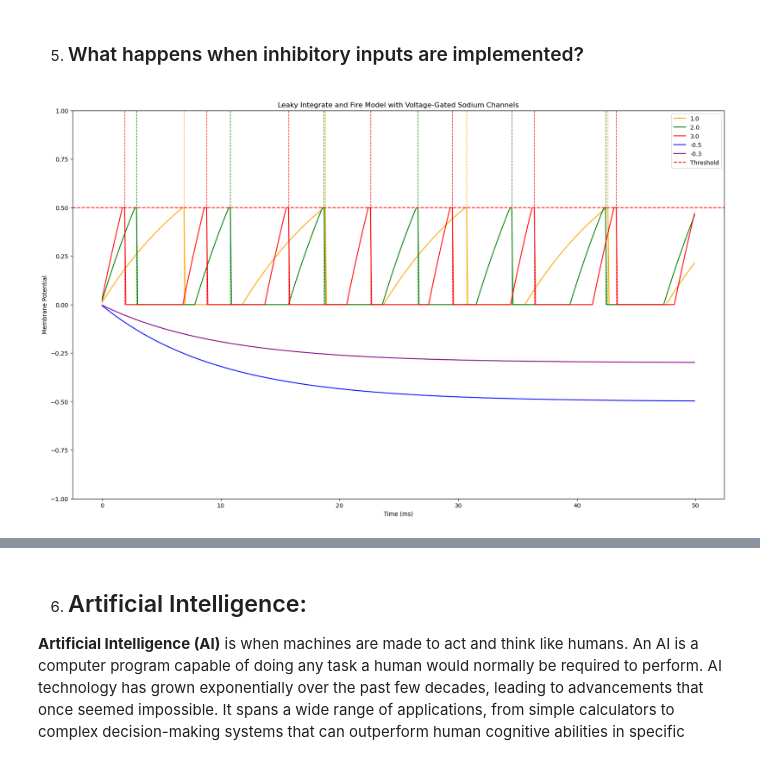
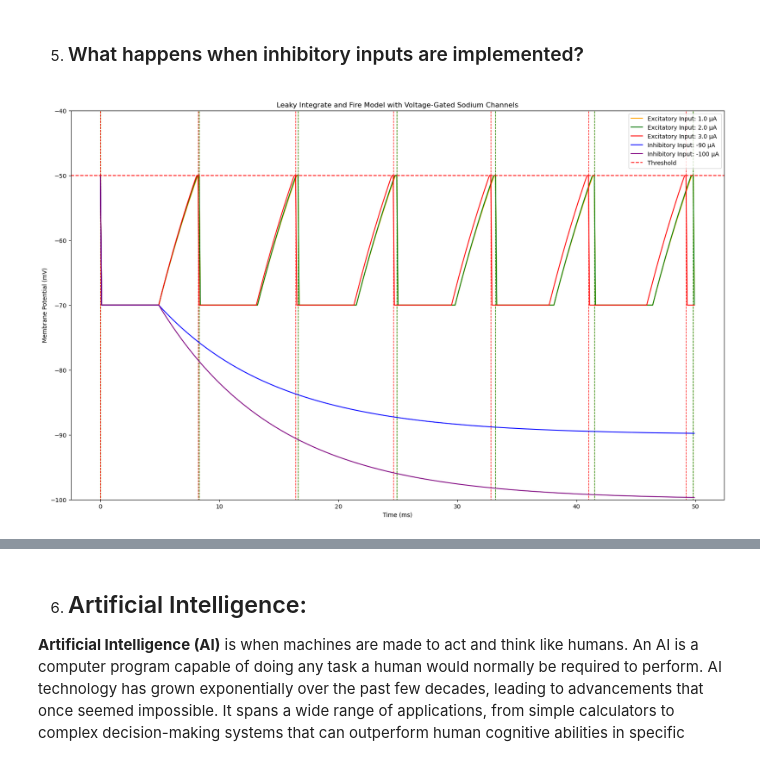
Before and after one commit to taybaugher/BMED4803Group2HW2, a Jupyter notebook: Unit1FinalProj (1).ipynb, the cells around one changed output, grey strips where cells are left out. Cells and saved outputs as stored; diff of their text form; code cells hidden in the pictures.

```diff
--- a/Unit1FinalProj (1).ipynb
+++ b/Unit1FinalProj (1).ipynb
@@ -24,8 +24,8 @@ def leaky_integrate_and_fire(current_input, membrane_time_constant, threshold, r
     return time_points, membrane_potential, spike_times
 
 current_input_values = np.linspace(0,3,3)  # Different current inputs
-membrane_time_constant = 30.0  # Time constant of the membrane
-threshold_voltage = -50.0  # Membrane potential threshold for firing in mV
+membrane_time_constant = 100.0  # Time constant of the membrane
+threshold_voltage = -65.0  # Membrane potential threshold for firing in mV
 reset_voltage = -70.0  # Membrane potential reset value after firing in mV
 simulation_time = 100  # Simulation time in milliseconds
 dt = 0.1  # Time step in milliseconds
@@ -126,11 +126,11 @@ import matplotlib.pyplot as plt
 # Define constants
 time_steps = 1000
 dt = 0.1
-rate_neuron_A = 100  # Firing rate of neuron A (Hz)
+rate_neuron_A = 50  # Firing rate of neuron A (Hz)
 weight_A_to_B = 0.1
 weight_B_to_C = 0.2
-time_delay_B = 40  # Time delay for neuron B (in time steps)
-time_delay_C = 40  # Time delay for neuron C (in time steps)
+time_delay_B = 40  # Time delay for neuron B (in ms)
+time_delay_C = 70  # Time delay for neuron C (in time steps)
 
 # Define arrays to store spikes
 spikes_A = np.zeros(time_steps)
@@ -138,7 +138,7 @@ spikes_B = np.zeros(time_steps)
 spikes_C = np.zeros(time_steps)
 
 # Input current to neuron A
-input_current = 1
+input_current = 0.5
 
 # Threshold for spike generation
 threshold = 0.5
@@ -167,7 +167,7 @@ for i, spikes in enumerate([spikes_A, spikes_B, spikes_C]):
     spike_times = np.where(spikes >= threshold)[0] * dt
     neuron_labels = ['Neuron A', 'Neuron B', 'Neuron C']
     if i == 0:
-        plt.scatter(spike_times, np.ones_like(spike_times) * i, label=f'Input to Neuron A: {input_current}', color='black')
+        plt.scatter(spike_times, np.ones_like(spike_times) * i, label=f'Input to Neuron A (microAmperes): {input_current}', color='black')
     else:
         plt.scatter(spike_times, np.ones_like(spike_times) * i, label=neuron_labels[i])
 
@@ -219,20 +219,20 @@ def leaky_integrate_and_fire(current_input, membrane_time_constant, threshold_vo
     return time_points, membrane_potential, spike_times
 
 # Define parameters
-current_input_values = np.linspace(0, 2, 4)  # Different current inputs
+current_input_values = np.linspace(0, 20, 5)  # Different current inputs
 membrane_time_constant = 10.0  # Time constant of the membrane
-threshold_voltage = 0.5  # Membrane potential threshold for firing
-reset_voltage = 0.0  # Membrane potential reset value after firing
+threshold_voltage = -65  # Membrane potential threshold for firing
+reset_voltage = -70 # Membrane potential reset value after firing
 simulation_time = 50  # Simulation time in milliseconds
 dt = 0.1  # Time step in milliseconds
-sodium_channel_threshold = 0.5  # Threshold for opening sodium channels
+sodium_channel_threshold = -65  # Threshold for opening sodium channels
 refractory_period = 5  # Duration of the refractory period in milliseconds
 
 
 plt.figure(figsize=(20, 12))
 
 # Define colors
-colors = ['orange', 'green', 'blue', 'purple']
+colors = ['orange', 'green', 'blue', 'purple', 'black']
 
 # Plot membrane potentials for each current input
 for i, current_input in enumerate(current_input_values):
@@ -247,7 +247,7 @@ plt.title('Leaky Integrate and Fire Model with Voltage-Gated Sodium Channels')
 plt.xlabel('Time (ms)')
 plt.ylabel('Membrane Potential')
 plt.axhline(y=threshold_voltage, color='r', linestyle='--', label='Threshold')
-plt.ylim([0, 1])  # Limit y-axis to 1 volt
+plt.ylim([-70, -50])  # Limit y-axis to 1 volt
 plt.legend()
 plt.show()
 # %% [output]
@@ -293,43 +293,43 @@ def leaky_integrate_and_fire(current_inputs, membrane_time_constant, threshold_v
             membrane_potential[i] = min(membrane_potential[i], threshold_voltage)
 
     return time_points, membrane_potential, spike_times
 
 # Define parameters
 excitatory_inputs = [1.0, 2.0, 3.0]  # Excitatory inputs
-inhibitory_inputs = [-0.5, -0.3]      # Inhibitory inputs
+inhibitory_inputs = [-90, -100]      # Inhibitory inputs
 membrane_time_constant = 10.0         # Time constant of the membrane
-threshold_voltage = 0.5               # Membrane potential threshold for firing
-reset_voltage = 0.0                   # Membrane potential reset value after firing
+threshold_voltage = -50               # Membrane potential threshold for firing in mV
+reset_voltage = -70                   # Membrane potential reset value after firing in mV
 simulation_time = 50                  # Simulation time in milliseconds
 dt = 0.1                              # Time step in milliseconds
-sodium_channel_threshold = 0.5        # Threshold for opening sodium channels
+sodium_channel_threshold = -40        # Threshold for opening sodium channels in mV
 refractory_period = 5                 # Duration of the refractory period in milliseconds
 
 plt.figure(figsize=(20, 12))
 
 # Plot membrane potentials for excitatory inputs
 for current_input, color, label in zip(excitatory_inputs, ['orange', 'green', 'red'], ['1.0', '2.0', '3.0']):
     time_points, membrane_potential, spike_times = leaky_integrate_and_fire([current_input], membrane_time_constant, threshold_voltage, reset_voltage, simulation_time, dt, sodium_channel_threshold, refractory_period)
-    plt.plot(time_points, membrane_potential, label=label, color=color)
+    plt.plot(time_points, membrane_potential, label=f'Excitatory Input: {label} μA', color=color)
 
     # Plot action potentials as vertical lines with the same color as excitatory input lines
     for spike_time in spike_times:
         plt.axvline(x=spike_time, ymin=threshold_voltage, color=color, linestyle='--', linewidth=1)
 
 # Plot membrane potentials for inhibitory inputs
-for current_input, color, label in zip(inhibitory_inputs, ['blue', 'purple'], ['-0.5', '-0.3']):
+for current_input, color, label in zip(inhibitory_inputs, ['blue', 'purple'], ['-90', '-100']):
     time_points, membrane_potential, _ = leaky_integrate_and_fire([current_input], membrane_time_constant, threshold_voltage, reset_voltage, simulation_time, dt, sodium_channel_threshold, refractory_period)
-    plt.plot(time_points, membrane_potential, label=label, color=color)
+    plt.plot(time_points, membrane_potential, label=f'Inhibitory Input: {label} μA', color=color)
 
 plt.title('Leaky Integrate and Fire Model with Voltage-Gated Sodium Channels')
 plt.xlabel('Time (ms)')
-plt.ylabel('Membrane Potential')
+plt.ylabel('Membrane Potential (mV)')
 plt.axhline(y=threshold_voltage, color='r', linestyle='--', label='Threshold')
-plt.ylim([-1, threshold_voltage + 0.5])  # Set y-axis limits to 0 to threshold_voltage + 0.1
+plt.ylim([-100, threshold_voltage + 10])  # Set y-axis limits to -100 to threshold_voltage + 10 mV
 plt.legend()
 plt.show()
 # %% [output]
-[figure, old version]
+[figure, new version]
 # %% [markdown]
 In this plot, we can see our original plot where the voltage rises and spikes above threshold. We also can see the inhibitory inputs which continuously drive voltage below the threshold.
 
```
Also changed, not shown: parts of 5 cells of this notebook.
